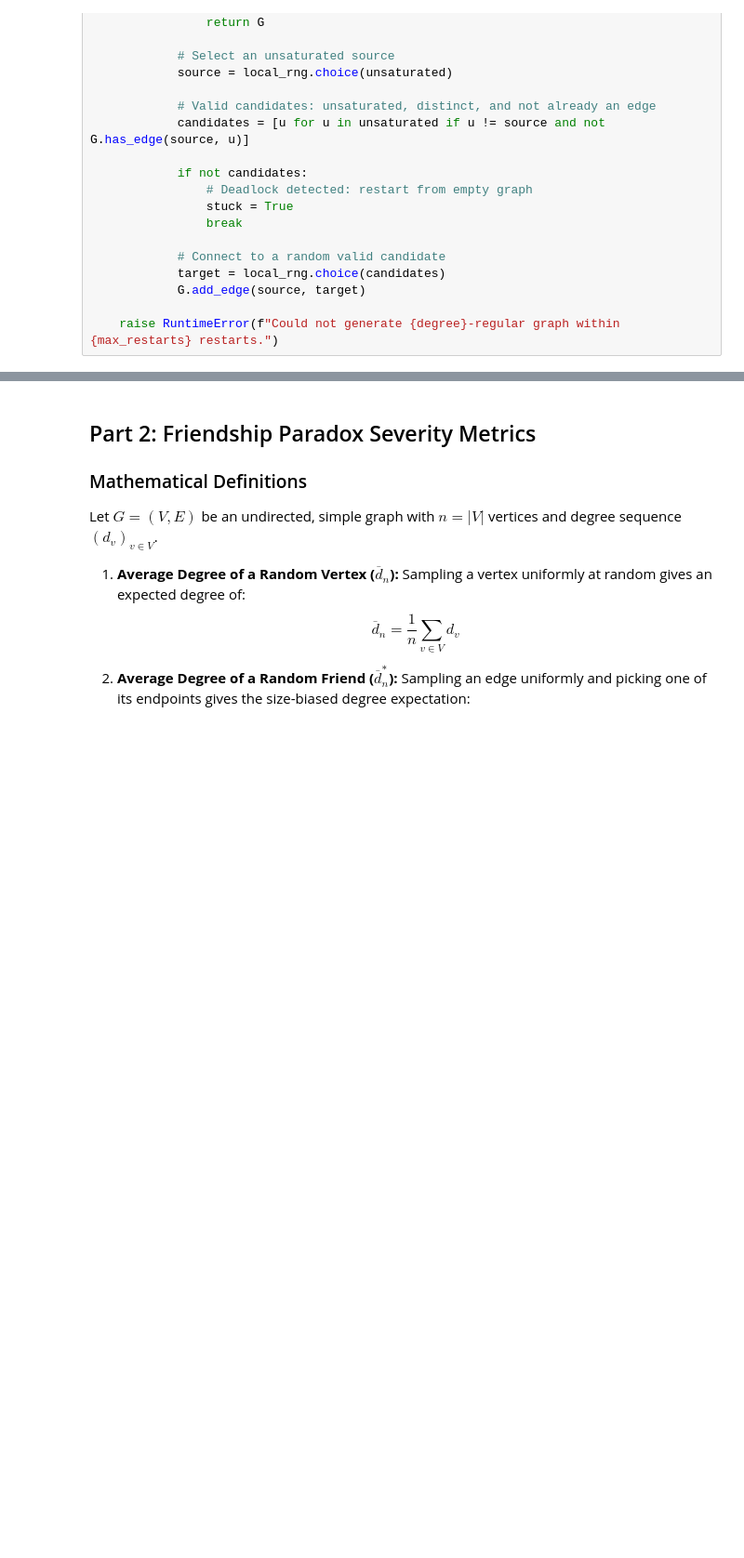
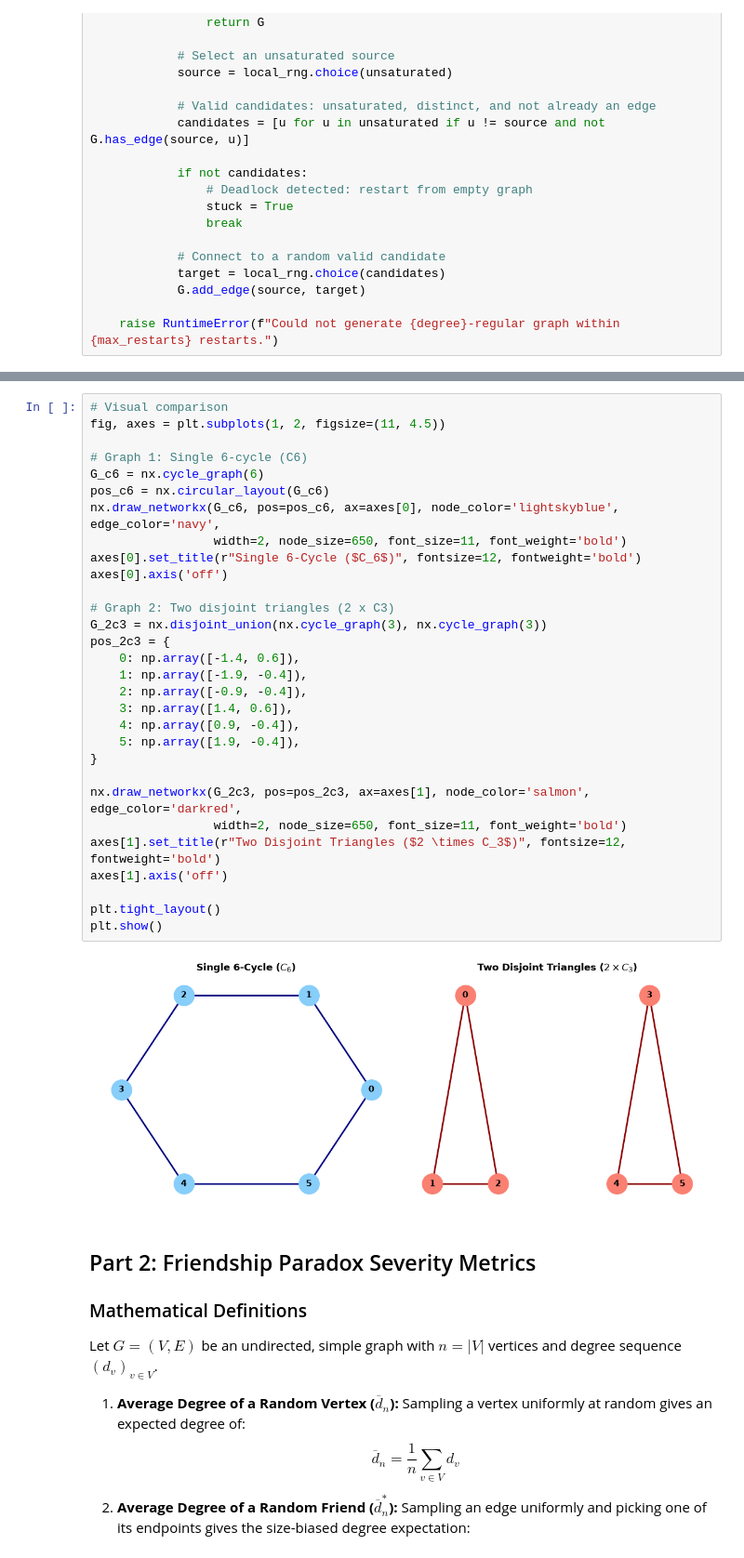
Before and after one commit to AdTraveller2345/asssignment1, a Jupyter notebook: Measuring_the_Friendship_Paradox.ipynb, the cells around one changed output, grey strips where cells are left out. Shown at 93% size. Cells and saved outputs as stored; diff of their text form; blank space fills up the shorter version.

```diff
--- a/Measuring_the_Friendship_Paradox.ipynb
+++ b/Measuring_the_Friendship_Paradox.ipynb
@@ -290,3 +318,35 @@ plt.show()
+# %%
+# Visual comparison
+fig, axes = plt.subplots(1, 2, figsize=(11, 4.5))
+
+# Graph 1: Single 6-cycle (C6)
+G_c6 = nx.cycle_graph(6)
+pos_c6 = nx.circular_layout(G_c6)
+nx.draw_networkx(G_c6, pos=pos_c6, ax=axes[0], node_color='lightskyblue', edge_color='navy',
+                 width=2, node_size=650, font_size=11, font_weight='bold')
+axes[0].set_title(r"Single 6-Cycle ($C_6$)", fontsize=12, fontweight='bold')
+axes[0].axis('off')
+
+# Graph 2: Two disjoint triangles (2 x C3)
+G_2c3 = nx.disjoint_union(nx.cycle_graph(3), nx.cycle_graph(3))
+pos_2c3 = {
+    0: np.array([-1.4, 0.6]),
+    1: np.array([-1.9, -0.4]),
+    2: np.array([-0.9, -0.4]),
+    3: np.array([1.4, 0.6]),
+    4: np.array([0.9, -0.4]),
+    5: np.array([1.9, -0.4]),
+}
+
+nx.draw_networkx(G_2c3, pos=pos_2c3, ax=axes[1], node_color='salmon', edge_color='darkred',
+                 width=2, node_size=650, font_size=11, font_weight='bold')
+axes[1].set_title(r"Two Disjoint Triangles ($2 \times C_3$)", fontsize=12, fontweight='bold')
+axes[1].axis('off')
+
+plt.tight_layout()
+plt.show()
+# %% [output]
+[figure, added]
 # %% [markdown]
 ## Part 2: Friendship Paradox Severity Metrics
 
```
Also changed, not shown: parts of 8 cells of this notebook.
